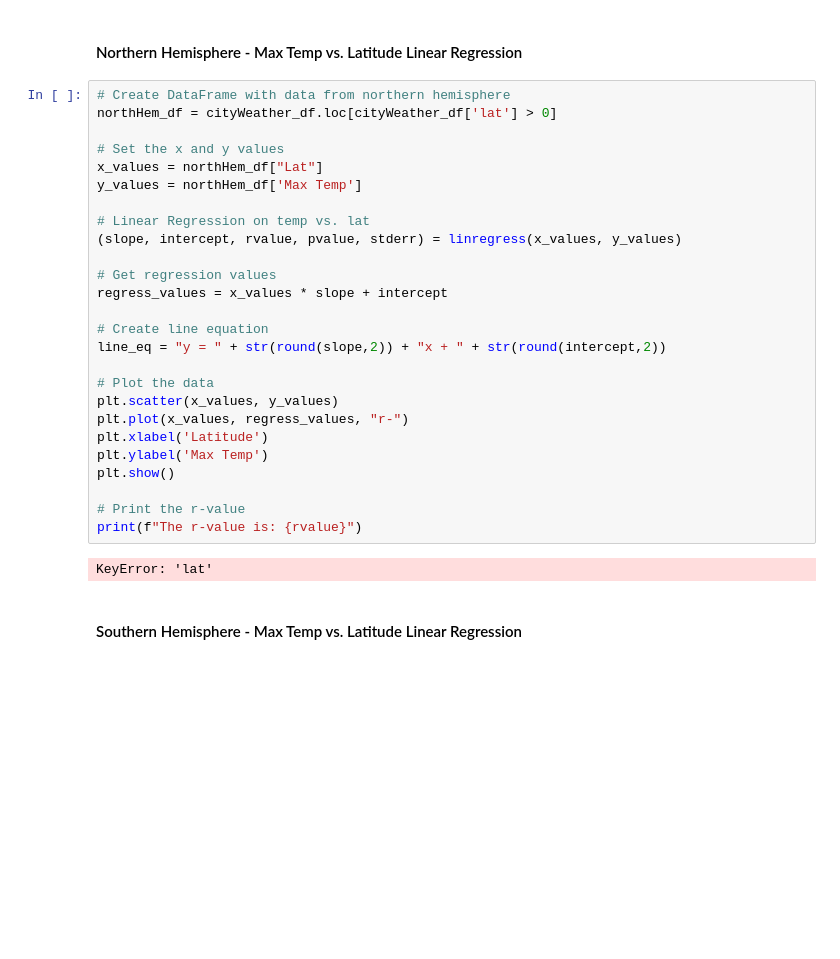
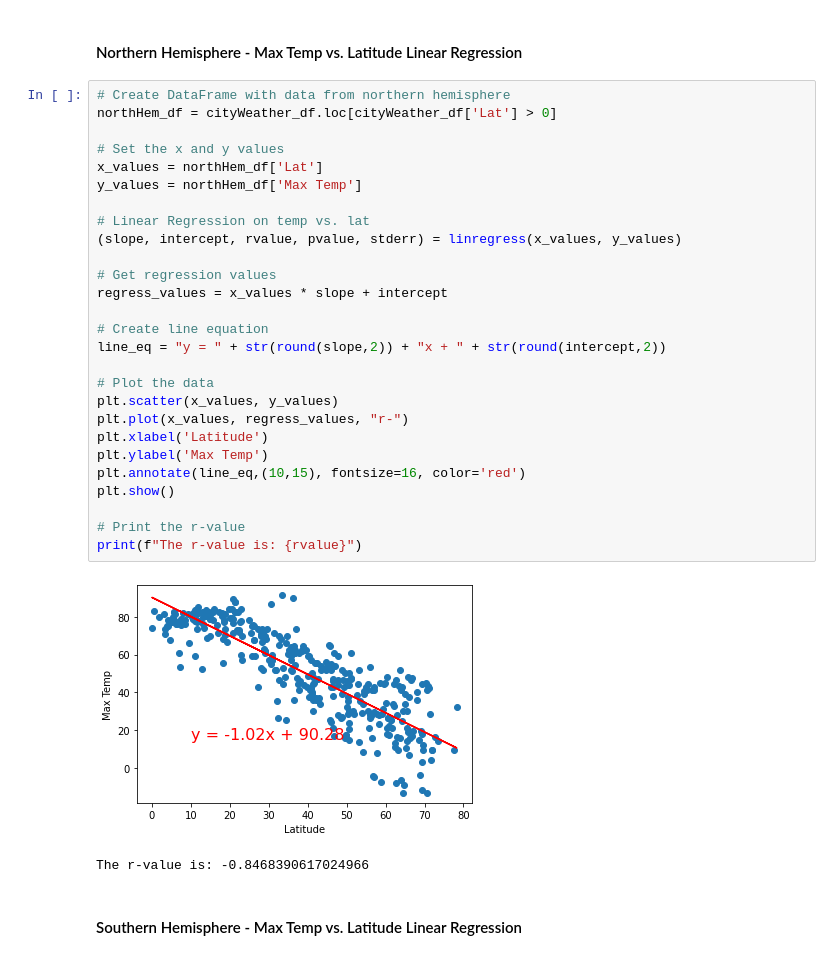
Before and after one commit to siararaeDA/python-api-challenge, a Jupyter notebook: WeatherPy/WeatherPy.ipynb, the cells around one changed output. Drawn from its saved outputs; the diff is of its cells as text; blank space fills up the shorter version.

```diff
--- a/WeatherPy/WeatherPy.ipynb
+++ b/WeatherPy/WeatherPy.ipynb
@@ -262,31 +262,33 @@ plt.show()
 ####  Northern Hemisphere - Max Temp vs. Latitude Linear Regression
 # %%
 # Create DataFrame with data from northern hemisphere
-northHem_df = cityWeather_df.loc[cityWeather_df['lat'] > 0]
+northHem_df = cityWeather_df.loc[cityWeather_df['Lat'] > 0]
 
 # Set the x and y values
-x_values = northHem_df["Lat"]
+x_values = northHem_df['Lat']
 y_values = northHem_df['Max Temp']
 
 # Linear Regression on temp vs. lat
 (slope, intercept, rvalue, pvalue, stderr) = linregress(x_values, y_values)
 
 # Get regression values
 regress_values = x_values * slope + intercept
 
 # Create line equation
 line_eq = "y = " + str(round(slope,2)) + "x + " + str(round(intercept,2))
 
 # Plot the data
 plt.scatter(x_values, y_values)
 plt.plot(x_values, regress_values, "r-")
 plt.xlabel('Latitude')
 plt.ylabel('Max Temp')
+plt.annotate(line_eq,(10,15), fontsize=16, color='red')
 plt.show()
 
 # Print the r-value
 print(f"The r-value is: {rvalue}")
 # %% [output]
+[figure, added]
-KeyError: 'lat'
+The r-value is: -0.8468390617024966
 # %% [markdown]
 ####  Southern Hemisphere - Max Temp vs. Latitude Linear Regression
```
Also changed, not shown: parts of 14 cells of this notebook.
